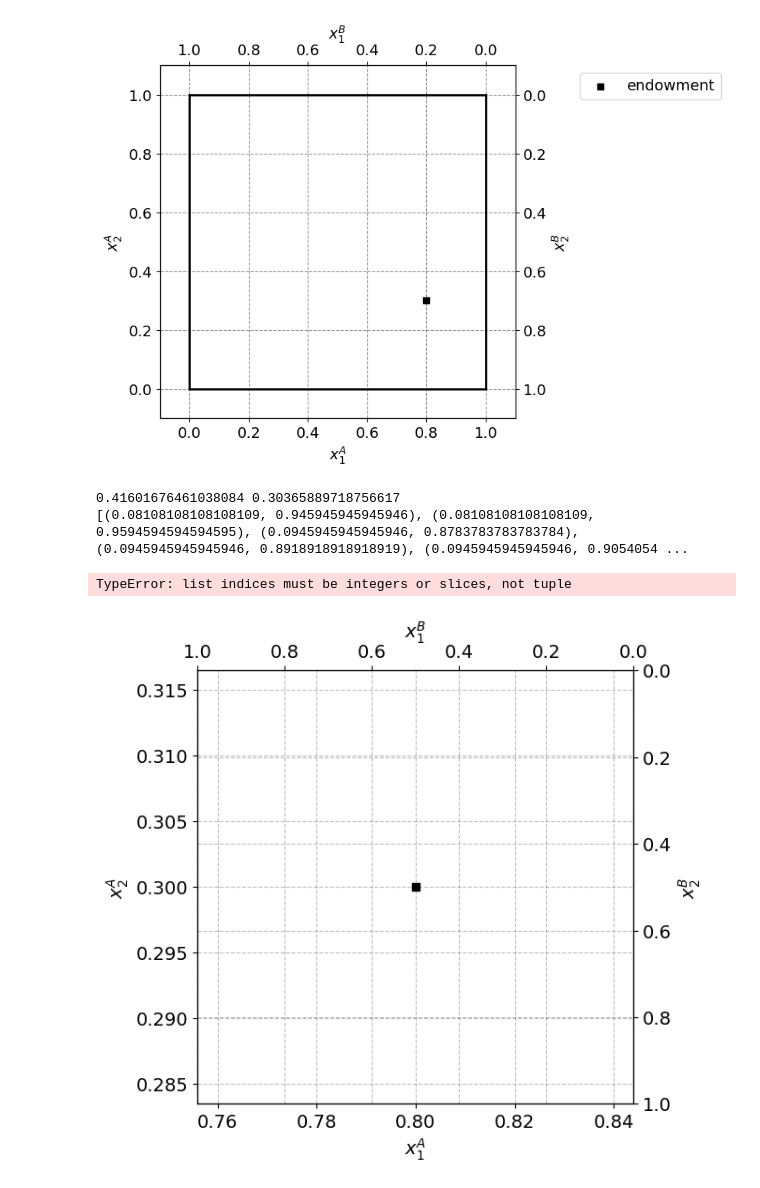
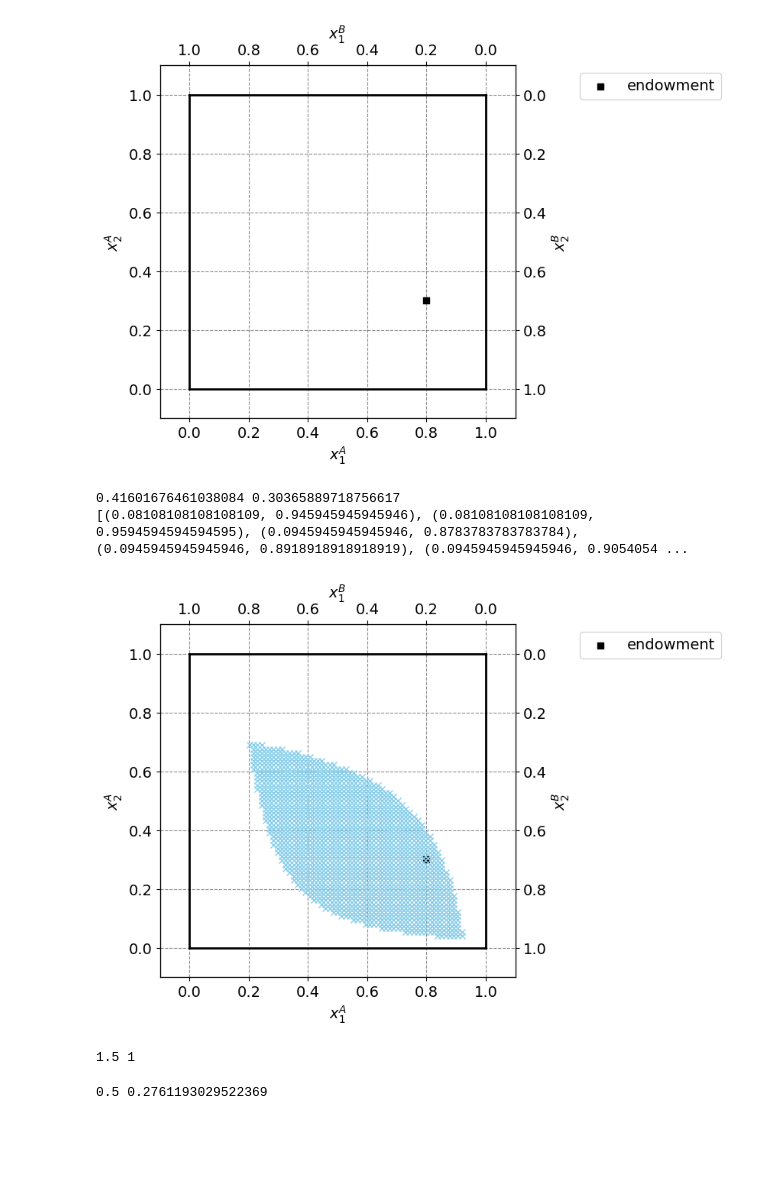
Before and after one commit to anl1313/IntroProg-lectures, a Jupyter notebook: projects/InauguralProject2024.ipynb, the cells around one changed output. Saved outputs shown, nothing was run; the diff lists cells and outputs as text; code cells hidden in the pictures; blank space fills up the shorter version.

```diff
--- a/projects/InauguralProject2024.ipynb
+++ b/projects/InauguralProject2024.ipynb
@@ -105,7 +108,7 @@ for x1a in x1A_grid:
 print(pareto)
 
 #array
-np.array(pareto)
+pareto_ar=np.array(pareto)
 
 #make a plot
 fig = plt.figure(frameon=False,figsize=(6,6), dpi=100)
@@ -114,33 +117,96 @@ ax_A = fig.add_subplot(1, 1, 1)
 ax_A.set_xlabel("$x_1^A$")
 ax_A.set_ylabel("$x_2^A$")
 
 temp = ax_A.twinx()
 temp.set_ylabel("$x_2^B$")
 ax_B = temp.twiny()
 ax_B.set_xlabel("$x_1^B$")
 ax_B.invert_xaxis()
 ax_B.invert_yaxis()
 
+
 # A
 ax_A.scatter(par.w1A,par.w2A,marker='s',color='black',label='endowment')
 
 #pareto allocations
-plt.plot(pareto[:, 0], pareto[:, 1], 'o', label='Pareto-improving Allocations')
+plt.plot(pareto_ar[:, 0], pareto_ar[:, 1], 'x',color='skyblue', label='Pareto-improving Allocations')
 
 # limits
 ax_A.plot([0,w1bar],[0,0],lw=2,color='black')
 ax_A.plot([0,w1bar],[w2bar,w2bar],lw=2,color='black')
 ax_A.plot([0,0],[0,w2bar],lw=2,color='black')
 ax_A.plot([w1bar,w1bar],[0,w2bar],lw=2,color='black')
 
 ax_A.set_xlim([-0.1, w1bar + 0.1])
 ax_A.set_ylim([-0.1, w2bar + 0.1])
 ax_B.set_xlim([w1bar + 0.1, -0.1])
 ax_B.set_ylim([w2bar + 0.1, -0.1])
 
 ax_A.legend(frameon=True,loc='upper right',bbox_to_anchor=(1.6,1.0));
 # %% [output]
 0.41601676461038084 0.30365889718756617
 [(0.08108108108108109, 0.945945945945946), (0.08108108108108109, 0.9594594594594595), (0.0945945945945946, 0.8783783783783784), (0.0945945945945946, 0.8918918918918919), (0.0945945945945946, 0.9054054 ...
-TypeError: list indices must be integers or slices, not tuple
-[figure, old version]
+[figure, new version]
+# %%
+#define price set
+N=75
+P1=np.linspace(0.5,2.5,N)
+
+#define demand for both consumers
+
+#consumer A
+def x_1a_star(p1,w_1a, w_2a, p2=1, alpha = 1/3):
+    return alpha*((p1*w_1a+p2*w_2a)/p1)
+def x_2a_star(p1,w_1a, w_2a, p2=1, alpha = 1/3):
+    return (1-alpha)*((p1*w_1a+p2*w_2a)/p2)
+
+#consumer B
+def x_1b_star(p1,w_1b, w_2b, p2=1, beta=2/3):
+    return beta*((p1*w_1b+p2*w_2b)/p1)
+def x_2b_star(p1,w_1b, w_2b, p2=1, beta=2/3):
+    return (1-beta)*((p1*w_1b+p2*w_2b)/p2)
+
+#calculate errors
+#make empty list to hold errors
+epsilon_1=[]
+epsilon_2=[]
+
+#loop through price set and calculate errors
+for p1 in P1:
+    x_1a = x_1a_star(p1,w_1a, w_2a, p2=1)
+    x_2a = x_2a_star(p1,w_1a, w_2a, p2=1)
+    x_1b = x_1b_star(p1,w_1a, w_2a, p2=1)
+    x_2b = x_2b_star(p1,w_1a, w_2a, p2=1)
+
+    #append error to empty list
+    epsilon_1.append(x_1a+x_1b-w_1a-w_1b)
+    epsilon_2.append(x_2a+x_2b-w_2a-w_2b)
+
+#find market clearing prices, i.e. the price p1 that minimizes the absolute value of the errors
+min_eps_1 = np.abs(epsilon_1).argmin()
+min_eps_2 = np.abs(epsilon_2).argmin()
+
+p1_opt = P1[min_eps_1]
+p2_opt = 1
+print(p1_opt, p2_opt)
+# %% [output]
+1.5 1
+# %%
+from scipy.optimize import minimize
+
+#define objective function to maximize
+def utility_A(p1, w_1b,w_2b):
+    u = u_A(1-x_1b, 1-x_2b)
+    return u
+#iterate over p1
+u_max =-np.inf
+opt_p1 = 0.1
+for p1 in P1:
+    u_now = utility_A(p1,w_1b, w_2b)
+    if u_now > u_max:
+        u_max = u_now
+        opt_p1 = p1
+
+print(opt_p1, u_max)
+# %% [output]
+0.5 0.2761193029522369
```
Also changed, not shown: parts of 1 cell of this notebook, 3 other files.
